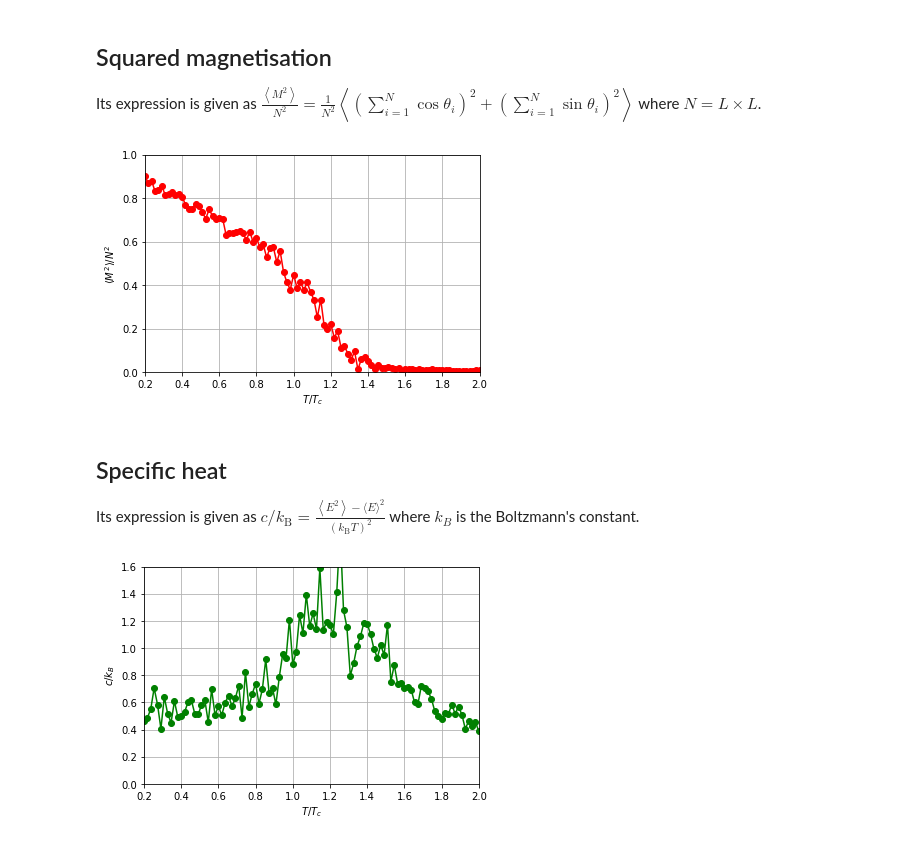
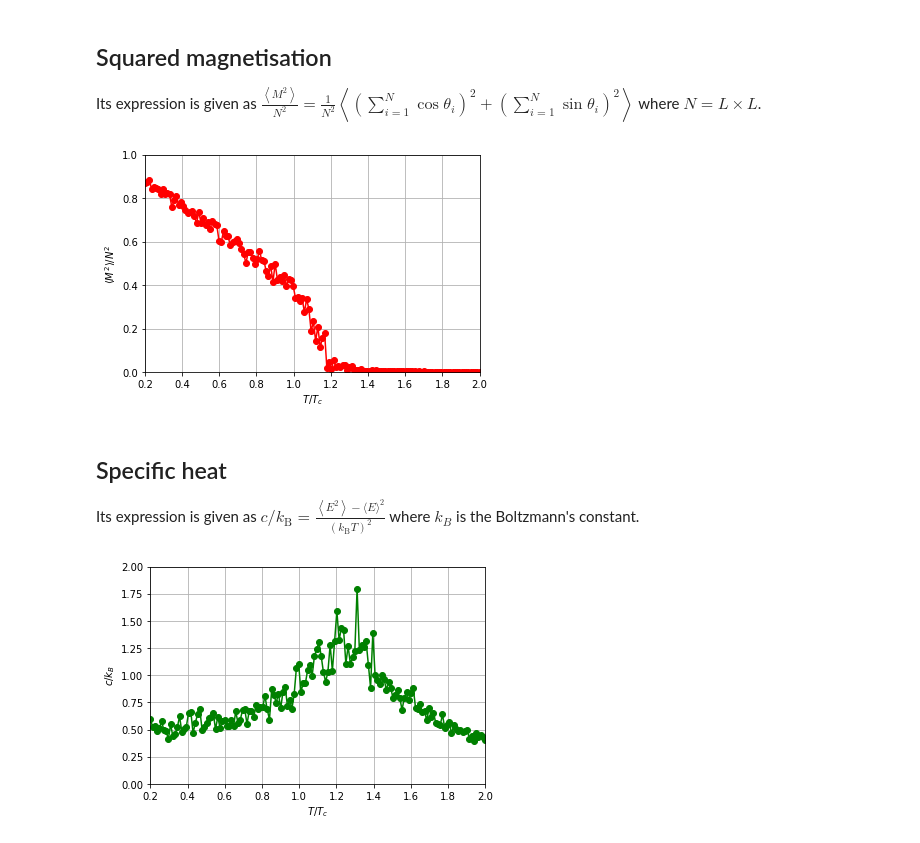
Before and after one commit to bernwo/AP3082-XY-Model, a Jupyter notebook: Observables.ipynb, the cells around one changed output. Drawn from its saved outputs; the diff is of its cells as text; code cells hidden in the pictures.

```diff
--- a/Observables.ipynb
+++ b/Observables.ipynb
@@ -11,11 +11,11 @@ import matplotlib.pyplot as plt
 ## Initialise the required variables
 # %%
 J = 1 # coupling constant, where it must be > 0 for the system to exhibit ferromagnetism
-L = 30 # dimension of the square lattice
+L = 64 # dimension of the square lattice
 
-tau = 500000 # relaxation time a.k.a equilibrating time
-tau_extra = 500000
-nrelax = 100 # total number of times to let the system equilibrate
+tau = 8000000 # relaxation time a.k.a equilibrating time
+tau_extra = 5000000
+nrelax = 150 # total number of times to let the system equilibrate
 nframes = 1 # total number of frames in the .gif over the whole simulation (not needed since we are not generating the animated .gif in this notebook)
 # N = nrelax * tau # total number of iterations in the Metropolis algorithm
 plot_at_Nth_index = np.array([0],dtype=np.int32) # (not needed since we are not generating the animated .gif in this notebook)
@@ -98,7 +98,7 @@ plt.xlim([T_init/Tc,T_final/Tc])
 plt.grid()
 plt.savefig(f"simulation_images/magnetisationsquared_L{L}_tau{tau}_nrelax{nrelax}_Tinit{int(T_init/Tc)}_Tfinal{int(T_final/Tc)}.png", dpi=300, bbox_inches='tight',transparent=True)
 # %% [output]
-[figure, old version]
+[figure, new version]
 # %% [markdown]
 ## Specific heat
 
@@ -106,11 +106,11 @@ Its expression is given as $c / k_{\mathrm{B}}=\frac{\left\langle E^{2}\right\ra
 # %%
 plt.close()
 plt.plot( TTc_array/Tc , Cv/((L**2*TTc_array**2)) , 'g-o')
 plt.xlabel("$T/T_c$")
 plt.ylabel("$c/k_B$")
-plt.ylim([0,1.6])
+plt.ylim([0,2])
 plt.xlim([T_init/Tc,T_final/Tc])
 plt.grid()
 plt.savefig(f"simulation_images/specificheat_L{L}_tau{tau}_nrelax{nrelax}_Tinit{int(T_init/Tc)}_Tfinal{int(T_final/Tc)}.png", dpi=300, bbox_inches='tight',transparent=True)
 # %% [output]
-[figure, old version]
+[figure, new version]
```
Also changed, not shown: parts of 1 cell of this notebook, 2 other files.
